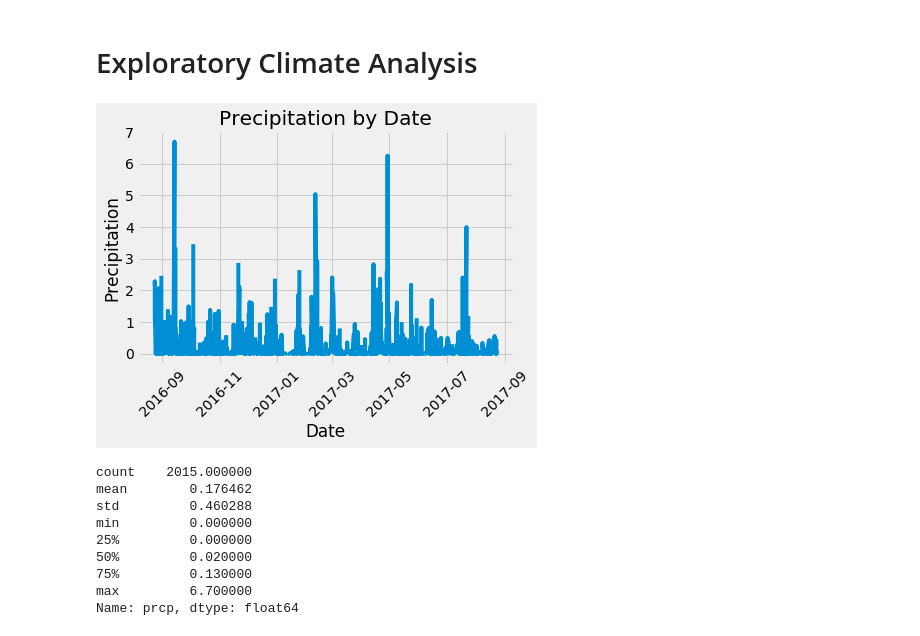
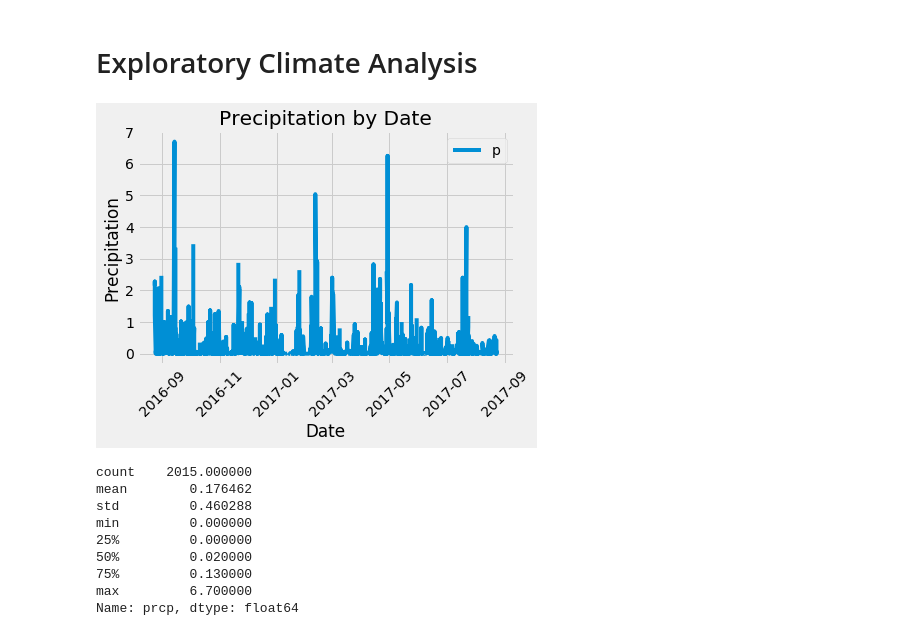
Before and after one commit to jaime030690/sqlalchemy-challenge, a Jupyter notebook: climate_starter.ipynb, the cells around one changed output. Drawn from its saved outputs; the diff is of its cells as text; code cells hidden in the pictures.

```diff
--- a/climate_starter.ipynb
+++ b/climate_starter.ipynb
@@ -40,32 +40,33 @@ session = Session(engine)
 # %%
 # Design a query to retrieve the last 12 months of precipitation data and plot the results
 query = session.query(Measurement.date).order_by(Measurement.date.desc()).first()
 
 # Calculate the date 1 year ago from the last data point in the database
 y, m, d = [int(item) for item in query[0].split("-")]
 cutoff = dt.datetime(y-1, m, d)
 
 # Perform a query to retrieve the data and precipitation scores
 sel = [Measurement.date, Measurement.prcp]
 twelve_months = session.query(*sel).filter(func.strftime(sel[0]) >= cutoff).all()
 
 # Save the query results as a Pandas DataFrame and set the index to the date column
 weather_df = pd.DataFrame(twelve_months, columns = ['date', 'prcp'])
 weather_df['date'] = pd.to_datetime(weather_df['date'])
 weather_df.set_index('date', inplace = True)
 
 # Sort the dataframe by date
 weather_df.sort_values(by=['date'], inplace = True)
 
 # Use Pandas Plotting with Matplotlib to plot the data
 plt.plot(weather_df['prcp'])
 plt.title('Precipitation by Date')
 plt.xticks(rotation = 45)
 plt.xlabel('Date')
 plt.ylabel('Precipitation')
+plt.legend('prcp')
 plt.show()
 # %% [output]
-[figure, old version]
+[figure, new version]
 # %%
 # Use Pandas to calculate the summary statistics for the precipitation data
 weather_df['prcp'].describe()
```
Also changed, not shown: parts of 2 cells of this notebook.
